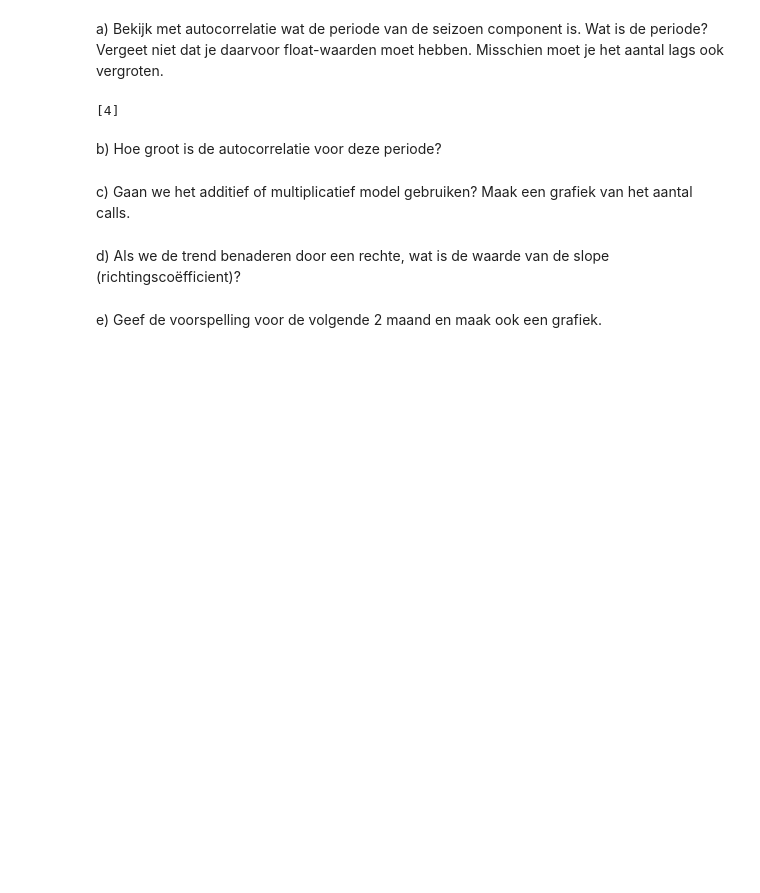
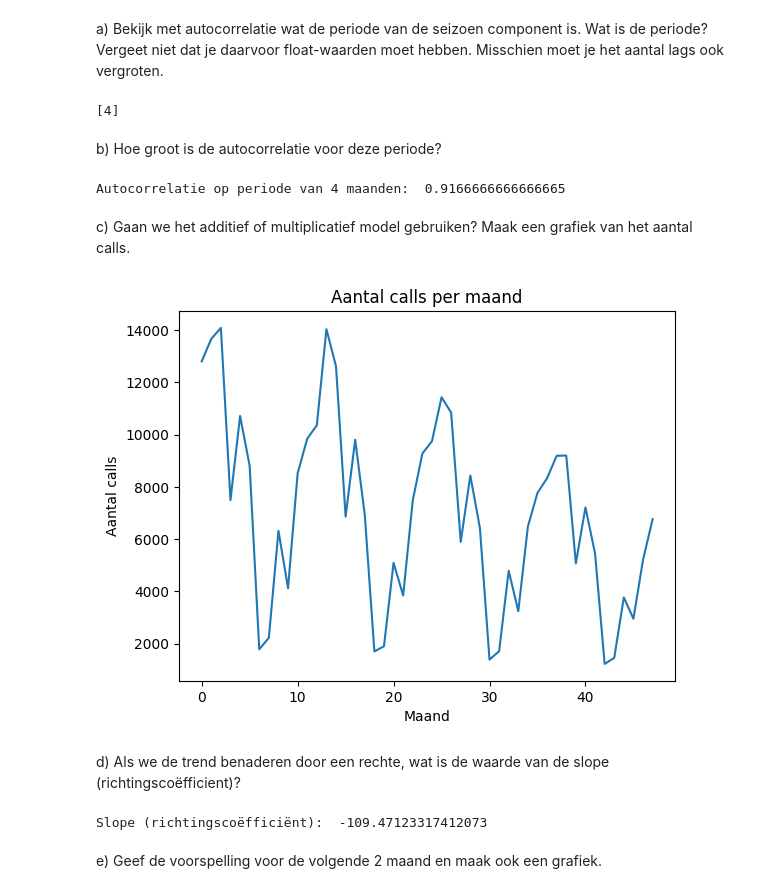
Before and after one commit to EliasDeHondt/DataScience1, a Jupyter notebook: W20P4/Callcenter.ipynb, the cells around one changed output. Cells and saved outputs as stored; diff of their text form; code cells hidden in the pictures; blank space fills up the shorter version.

```diff
--- a/W20P4/Callcenter.ipynb
+++ b/W20P4/Callcenter.ipynb
@@ -51,9 +54,52 @@ print(periods)
 [4]
 # %% [markdown]
 b) Hoe groot is de autocorrelatie voor deze periode?
+# %%
+# ACF van seizoenscomponent
+acf_vals = acf(sd_model.seasonal, nlags=8)
+
+# Autocorrelatie op periode van 4 maanden
+lag = periods[0]
+autocorr = acf_vals[lag]
+print("Autocorrelatie op periode van 4 maanden: ", autocorr)
+# %% [output]
+Autocorrelatie op periode van 4 maanden:  0.9166666666666665
 # %% [markdown]
 c) Gaan we het additief of multiplicatief model gebruiken? Maak een grafiek van het aantal calls.
+# %%
+import matplotlib.pyplot as plt
+
+# Voorbeeldgegevens
+opbrengsten = alls4jaar['AantalCalls']
+
+# Grafiek van aantal oproepen
+plt.plot(opbrengsten)
+plt.title("Aantal calls per maand")
+plt.xlabel("Maand")
+plt.ylabel("Aantal calls")
+plt.show()
+# %% [output]
+[figure, added]
 # %% [markdown]
 d) Als we de trend benaderen door een rechte, wat is de waarde van de slope (richtingscoëfficient)?
+# %%
+from sklearn.linear_model import LinearRegression
+
+# Maak een numpy array met de tijd
+tijd = np.arange(len(opbrengsten)).reshape(-1, 1)
+
+# Maak een instantie van de lineaire regressor
+regressor = LinearRegression()
+
+# Pas de regressor toe op de tijdreeks data
+regressor.fit(tijd, opbrengsten)
+
+# De richtingscoëfficiënt van de lijn is de slope
+slope = regressor.coef_[0]
+
+# Print de waarde van de slope
+print("Slope (richtingscoëfficiënt): ", slope)
+# %% [output]
+Slope (richtingscoëfficiënt):  -109.47123317412073
 # %% [markdown]
 e) Geef de voorspelling voor de volgende 2 maand en maak ook een grafiek.
```
Also changed, not shown: parts of 3 cells of this notebook.
